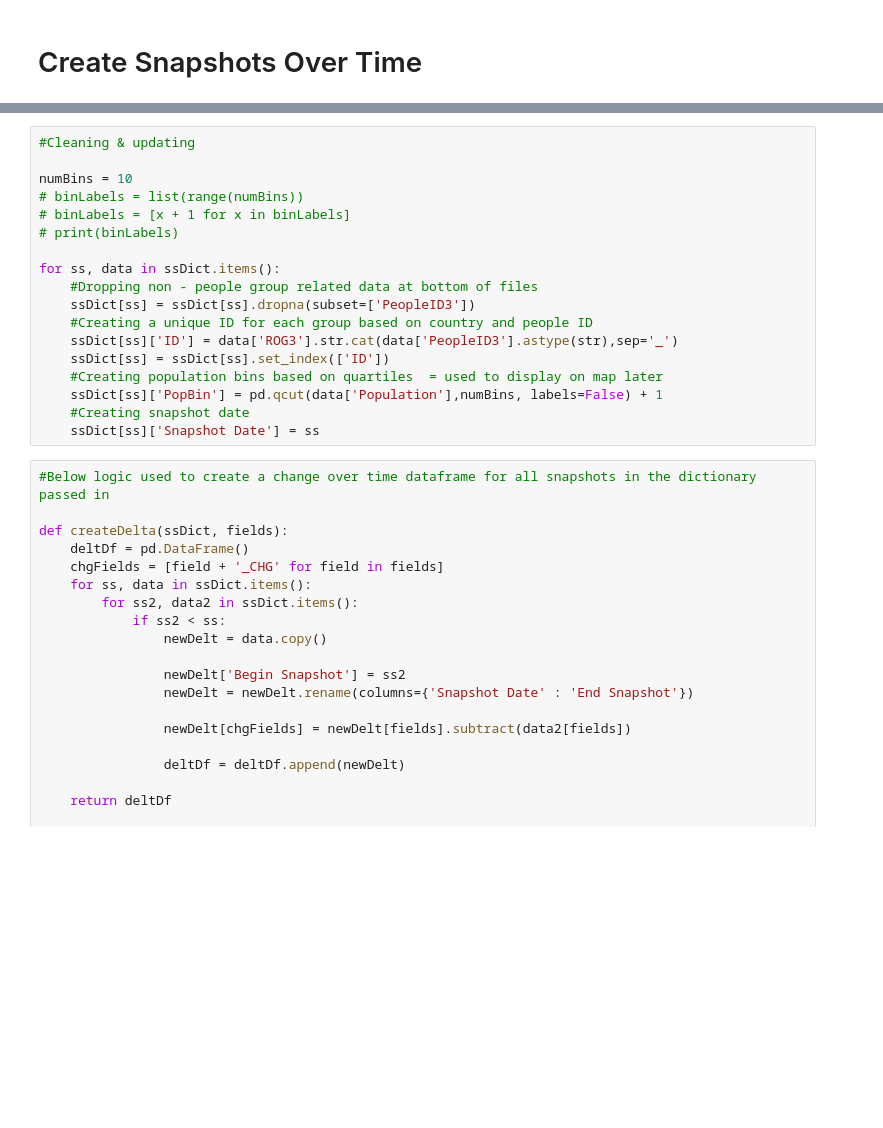
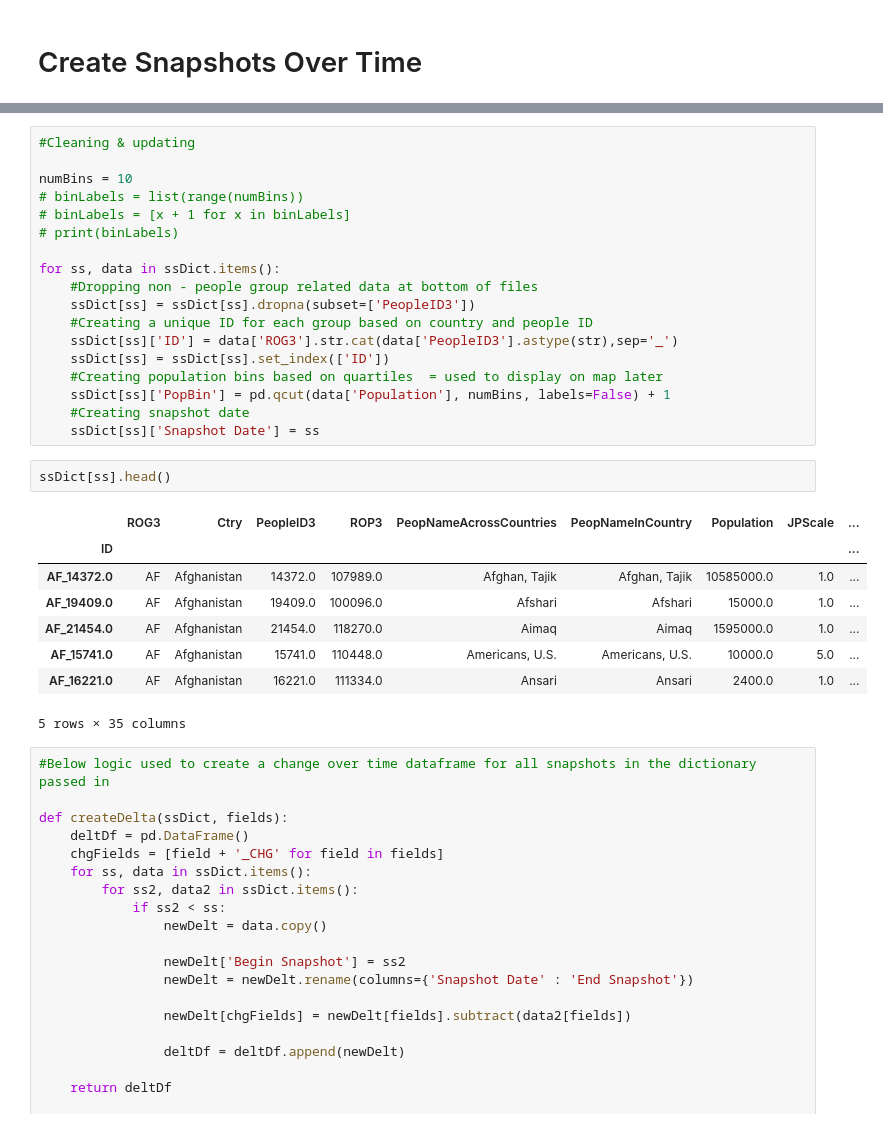
Before and after one commit to psaul20/Unreached-Analysis-Engine, a Jupyter notebook: Notebooks/CreateDelta.ipynb, the cells around one changed output, grey strips where cells are left out. Saved outputs shown, nothing was run; the diff lists cells and outputs as text; blank space fills up the shorter version.

```diff
--- a/Notebooks/CreateDelta.ipynb
+++ b/Notebooks/CreateDelta.ipynb
@@ -92,9 +96,20 @@ for ss, data in ssDict.items():
     ssDict[ss]['ID'] = data['ROG3'].str.cat(data['PeopleID3'].astype(str),sep='_')
     ssDict[ss] = ssDict[ss].set_index(['ID'])
     #Creating population bins based on quartiles  = used to display on map later
-    ssDict[ss]['PopBin'] = pd.qcut(data['Population'],numBins, labels=False) + 1
+    ssDict[ss]['PopBin'] = pd.qcut(data['Population'], numBins, labels=False) + 1
     #Creating snapshot date
     ssDict[ss]['Snapshot Date'] = ss
+# %%
+ssDict[ss].head()
+# %% [output]
+|  | ROG3 | Ctry | PeopleID3 | ROP3 | PeopNameAcrossCountries | PeopNameInCountry | Population | JPScale | ... |
+| ID |  |  |  |  |  |  |  |  | ... |
+| AF_14372.0 | AF | Afghanistan | 14372.0 | 107989.0 | Afghan, Tajik | Afghan, Tajik | 10585000.0 | 1.0 | ... |
+| AF_19409.0 | AF | Afghanistan | 19409.0 | 100096.0 | Afshari | Afshari | 15000.0 | 1.0 | ... |
+| AF_21454.0 | AF | Afghanistan | 21454.0 | 118270.0 | Aimaq | Aimaq | 1595000.0 | 1.0 | ... |
+| AF_15741.0 | AF | Afghanistan | 15741.0 | 110448.0 | Americans, U.S. | Americans, U.S. | 10000.0 | 5.0 | ... |
+| AF_16221.0 | AF | Afghanistan | 16221.0 | 111334.0 | Ansari | Ansari | 2400.0 | 1.0 | ... |
+5 rows × 35 columns
 # %%
 #Below logic used to create a change over time dataframe for all snapshots in the dictionary passed in
 
```
Also changed, not shown: parts of 3 cells of this notebook, 1 other file.
